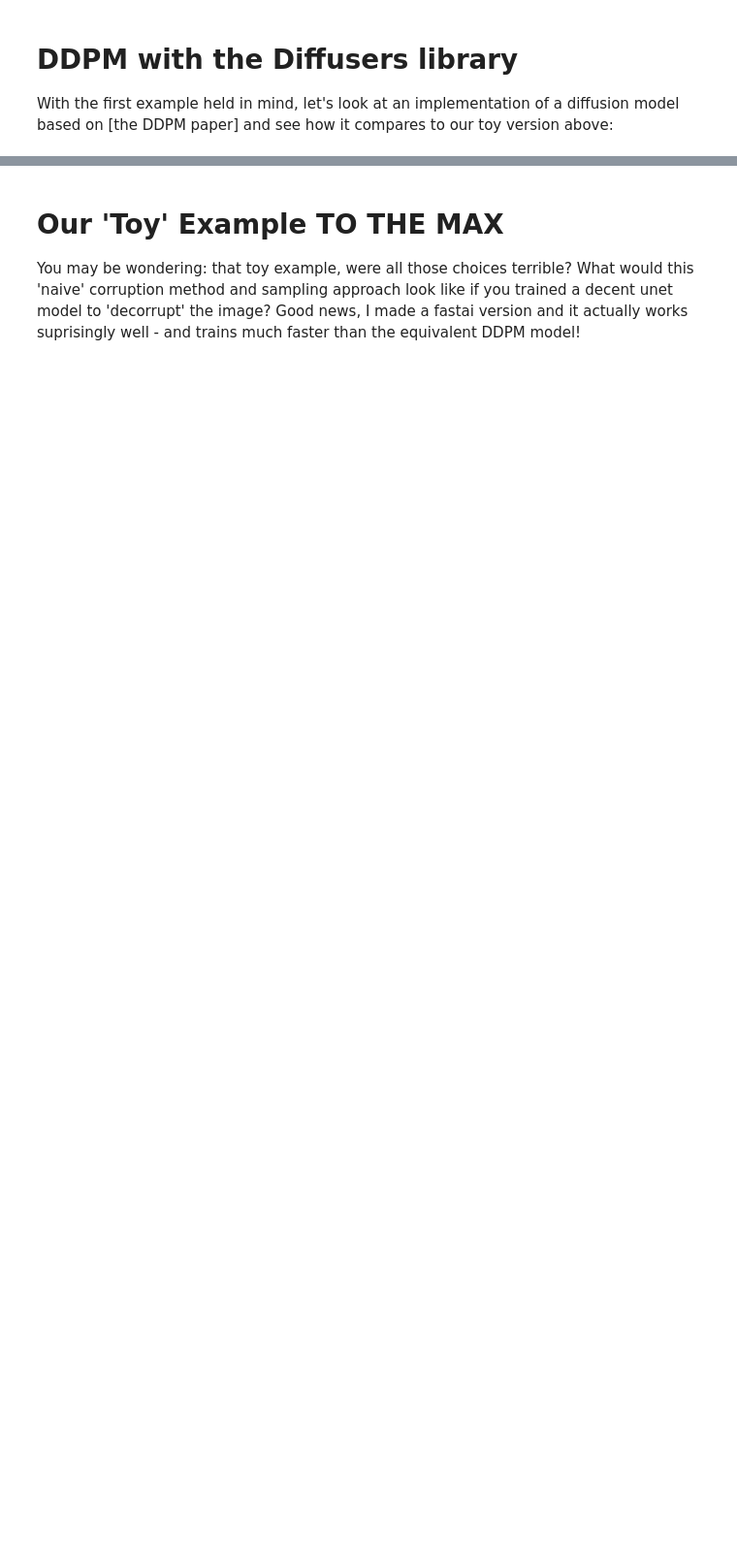
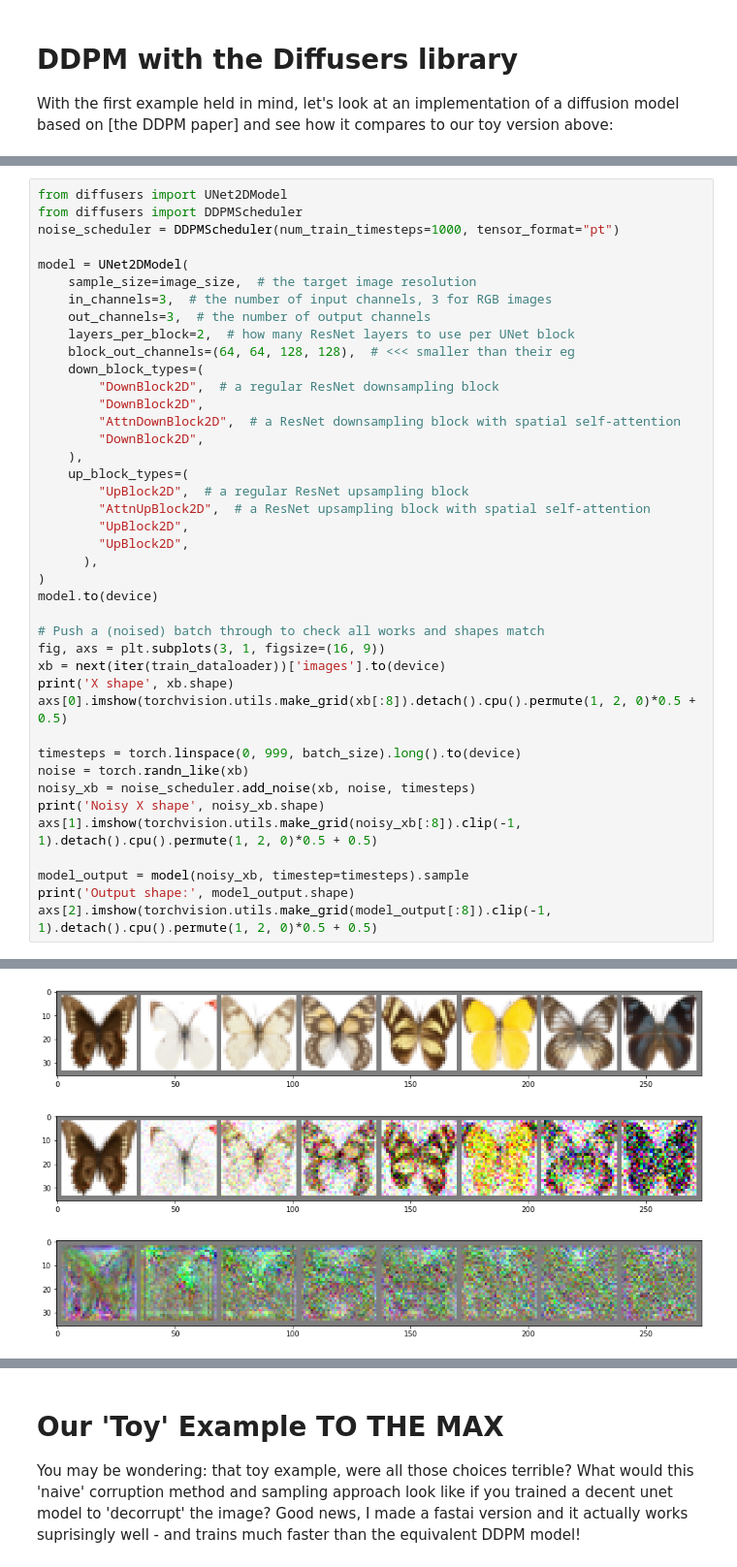
Before and after one commit to johnowhitaker/tglcourse, a Jupyter notebook: 12_DM1.ipynb, the cells around one changed output, grey strips where cells are left out. Shown at 97% size. Saved outputs shown, nothing was run; the diff lists cells and outputs as text; blank space fills up the shorter version.

Commit message:
Working diffusers example

```diff
--- a/12_DM1.ipynb
+++ b/12_DM1.ipynb
@@ -753,0 +801,42 @@ With the first example held in mind, let's look at an implementation of a diffus
+# %%
+from diffusers import UNet2DModel
+from diffusers import DDPMScheduler
+noise_scheduler = DDPMScheduler(num_train_timesteps=1000, tensor_format="pt")
+
+model = UNet2DModel(
+    sample_size=image_size,  # the target image resolution
+    in_channels=3,  # the number of input channels, 3 for RGB images
+    out_channels=3,  # the number of output channels
+    layers_per_block=2,  # how many ResNet layers to use per UNet block
+    block_out_channels=(64, 64, 128, 128),  # <<< smaller than their eg
+    down_block_types=(
+        "DownBlock2D",  # a regular ResNet downsampling block
+        "DownBlock2D",
+        "AttnDownBlock2D",  # a ResNet downsampling block with spatial self-attention
+        "DownBlock2D",
+    ),
+    up_block_types=(
+        "UpBlock2D",  # a regular ResNet upsampling block
+        "AttnUpBlock2D",  # a ResNet upsampling block with spatial self-attention
+        "UpBlock2D",
+        "UpBlock2D",
+      ),
+)
+model.to(device)
+
+# Push a (noised) batch through to check all works and shapes match
+fig, axs = plt.subplots(3, 1, figsize=(16, 9))
+xb = next(iter(train_dataloader))['images'].to(device)
+print('X shape', xb.shape)
+axs[0].imshow(torchvision.utils.make_grid(xb[:8]).detach().cpu().permute(1, 2, 0)*0.5 + 0.5)
+
+timesteps = torch.linspace(0, 999, batch_size).long().to(device)
+noise = torch.randn_like(xb)
+noisy_xb = noise_scheduler.add_noise(xb, noise, timesteps)
+print('Noisy X shape', noisy_xb.shape)
+axs[1].imshow(torchvision.utils.make_grid(noisy_xb[:8]).clip(-1, 1).detach().cpu().permute(1, 2, 0)*0.5 + 0.5)
+
+model_output = model(noisy_xb, timestep=timesteps).sample
+print('Output shape:', model_output.shape)
+axs[2].imshow(torchvision.utils.make_grid(model_output[:8]).clip(-1, 1).detach().cpu().permute(1, 2, 0)*0.5 + 0.5)
+# %% [output]
@@ -753,0 +847 @@ With the first example held in mind, let's look at an implementation of a diffus
+[figure, added]
```
Also changed, not shown: parts of 14 cells of this notebook.
